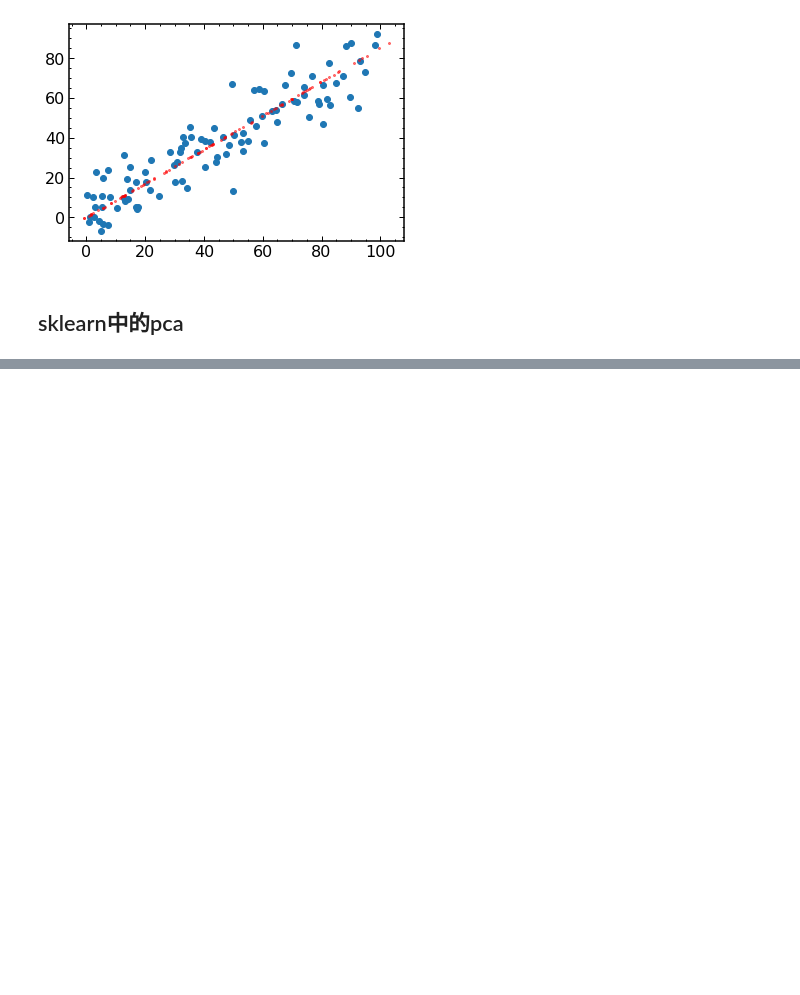
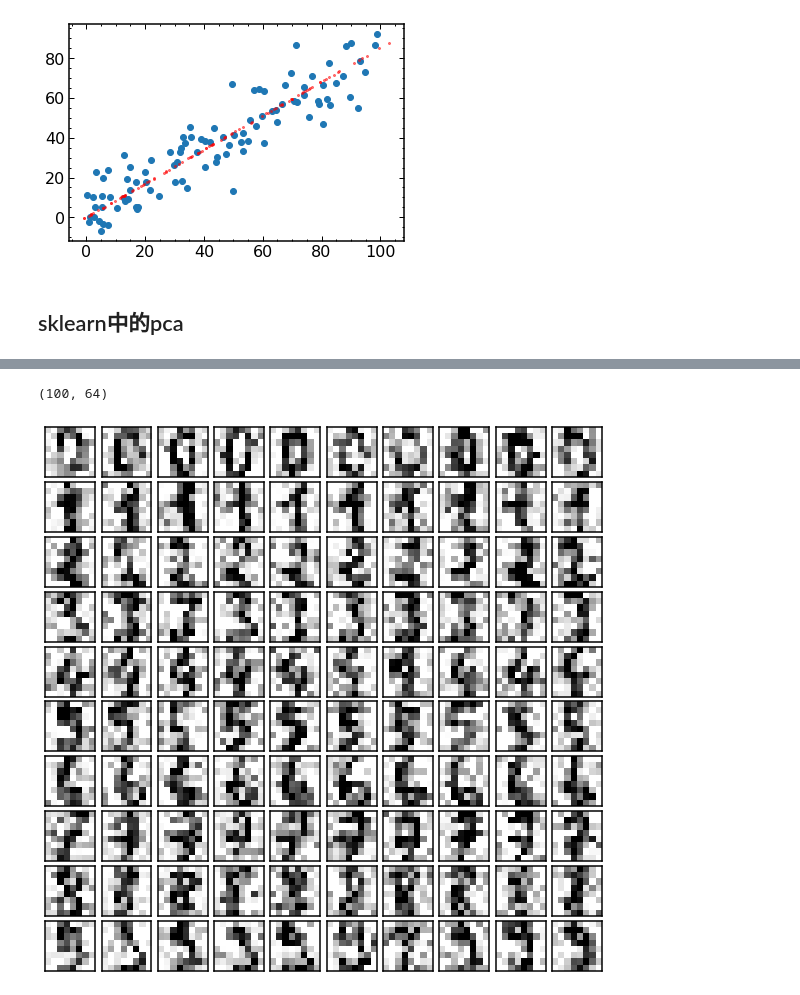
Before and after one commit to litterel/machine-learning, a Jupyter notebook: pca.ipynb, the cells around one changed output, grey strips where cells are left out. Cells and saved outputs as stored; diff of their text form; code cells hidden in the pictures; blank space fills up the shorter version.

```diff
--- a/pca.ipynb
+++ b/pca.ipynb
@@ -174,0 +240,27 @@ plt.ylim([-50,50])
+# %%
+from sklearn.datasets import load_digits
+data = load_digits()
+X = data['data']
+y = data['target']
+# %%
+noisy_digits = X + np.random.normal(0,4,size=X.shape)
+
+example_digits = noisy_digits[y==0][:10]
+for num in range(1,10):
+    X_num = noisy_digits[y==num][:10]
+    example_digits = np.vstack([example_digits,X_num])
+# %%
+example_digits.shape
+# %% [output]
+(100, 64)
+# %%
+def plot_digits(data):
+    fig,axes = plt.subplots(10,10,figsize =(10,10),subplot_kw={'xticks':[],'yticks':[]},gridspec_kw=dict(hspace=0.1,wspace=0.1))
+    for i,ax in enumerate(axes.flat):
+        ax.imshow(data[i].reshape(8,8),cmap='binary',interpolation='nearest',clim=(0,16))
+
+    plt.show()
+# %%
+plot_digits(example_digits)
+# %% [output]
+[figure, added]
```
Also changed, not shown: parts of 16 cells of this notebook, 4 other files.
